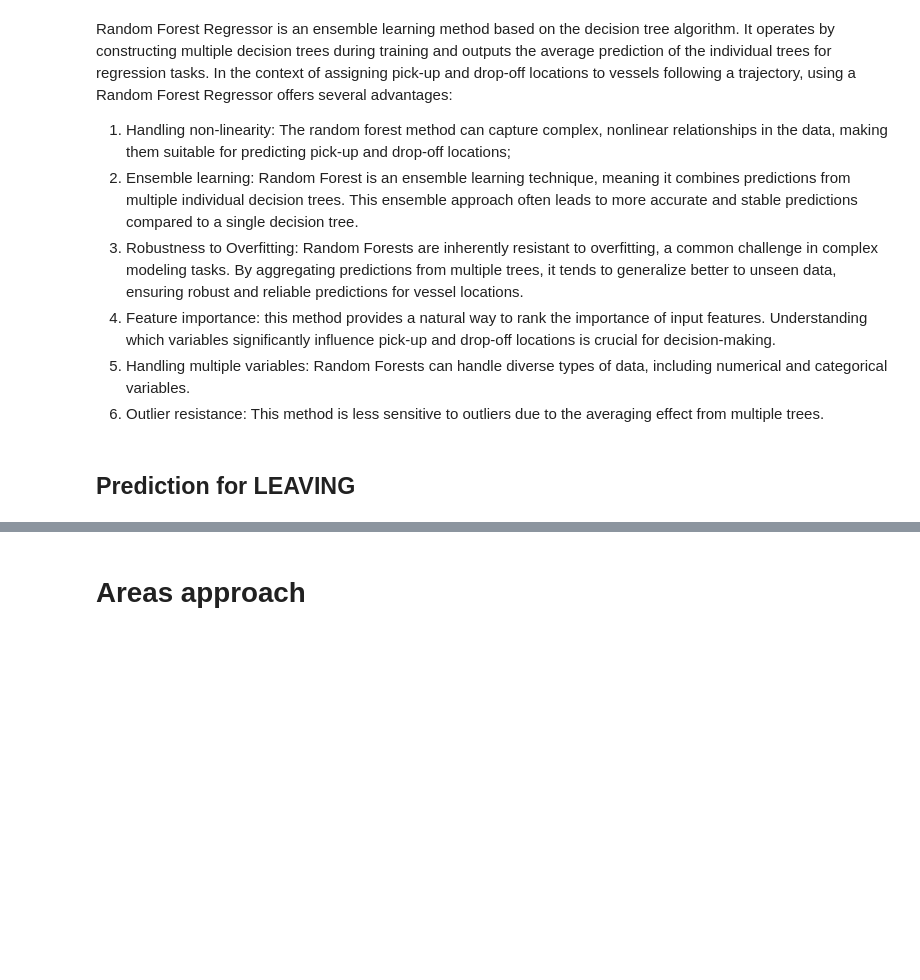
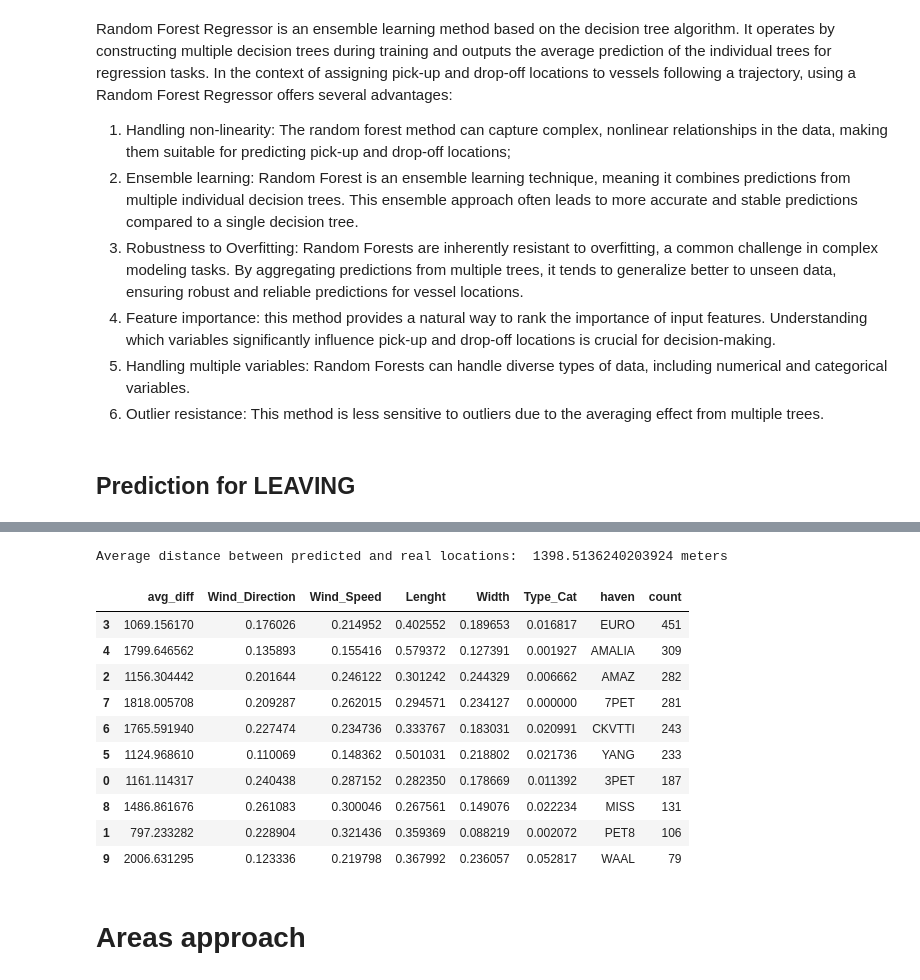
Before and after one commit to allanguzmanf/CIEM6302, a Jupyter notebook: Predictions.ipynb, the cells around one changed output, grey strips where cells are left out. Saved outputs shown, nothing was run; the diff lists cells and outputs as text; code cells hidden in the pictures; blank space fills up the shorter version.

```diff
--- a/Predictions.ipynb
+++ b/Predictions.ipynb
@@ -248,3 +237,37 @@ def trajectory_classification(grouped_df, haven):
+# %%
+leaving_trajectories = leaving_weather_size_draught[columns_leaving_trajectories]
+leaving_per_haven = pd.DataFrame(leaving_trajectories['from_haven'].value_counts())
+leaving_per_haven.reset_index(inplace=True)
+leaving_trajectories = leaving_trajectories.groupby('from_haven').apply(lambda x: x).drop(columns = 'from_haven')
+# %%
+# Data frame to get an overview of the results and the feature importance
+leaving_pred_forest = []
+leaving_overall_avg = []
+for haven in havens:
+    avg_diff, pred = Random_forest(leaving_trajectories, haven)
+    leaving_overall_avg.extend(list(pred['diff_dist']))
+    leaving_pred_forest.append(avg_diff)
+
+# Overall Average distance between predicted and real locations
+print("Average distance between predicted and real locations: ", sum(leaving_overall_avg)/len(leaving_overall_avg), "meters")
+leaving_pred_forest = pd.concat(leaving_pred_forest).reset_index(drop= True)
+
+leaving_pred_forest = leaving_pred_forest.merge(leaving_per_haven[['from_haven','count']], left_on='haven', right_on='from_haven').drop(columns='from_haven')
+
+leaving_pred_forest.sort_values(by = 'count', ascending = False)
+# %% [output]
+Average distance between predicted and real locations:  1398.5136240203924 meters
+|  | avg_diff | Wind_Direction | Wind_Speed | Lenght | Width | Type_Cat | haven | count |
+| 3 | 1069.156170 | 0.176026 | 0.214952 | 0.402552 | 0.189653 | 0.016817 | EURO | 451 |
+| 4 | 1799.646562 | 0.135893 | 0.155416 | 0.579372 | 0.127391 | 0.001927 | AMALIA | 309 |
+| 2 | 1156.304442 | 0.201644 | 0.246122 | 0.301242 | 0.244329 | 0.006662 | AMAZ | 282 |
+| 7 | 1818.005708 | 0.209287 | 0.262015 | 0.294571 | 0.234127 | 0.000000 | 7PET | 281 |
+| 6 | 1765.591940 | 0.227474 | 0.234736 | 0.333767 | 0.183031 | 0.020991 | CKVTTI | 243 |
+| 5 | 1124.968610 | 0.110069 | 0.148362 | 0.501031 | 0.218802 | 0.021736 | YANG | 233 |
+| 0 | 1161.114317 | 0.240438 | 0.287152 | 0.282350 | 0.178669 | 0.011392 | 3PET | 187 |
+| 8 | 1486.861676 | 0.261083 | 0.300046 | 0.267561 | 0.149076 | 0.022234 | MISS | 131 |
+| 1 | 797.233282 | 0.228904 | 0.321436 | 0.359369 | 0.088219 | 0.002072 | PET8 | 106 |
+| 9 | 2006.631295 | 0.123336 | 0.219798 | 0.367992 | 0.236057 | 0.052817 | WAAL | 79 |
 # %% [markdown]
 # **Areas approach**
 # %% [markdown]
```
Also changed, not shown: parts of 12 cells of this notebook, 9 other files.
